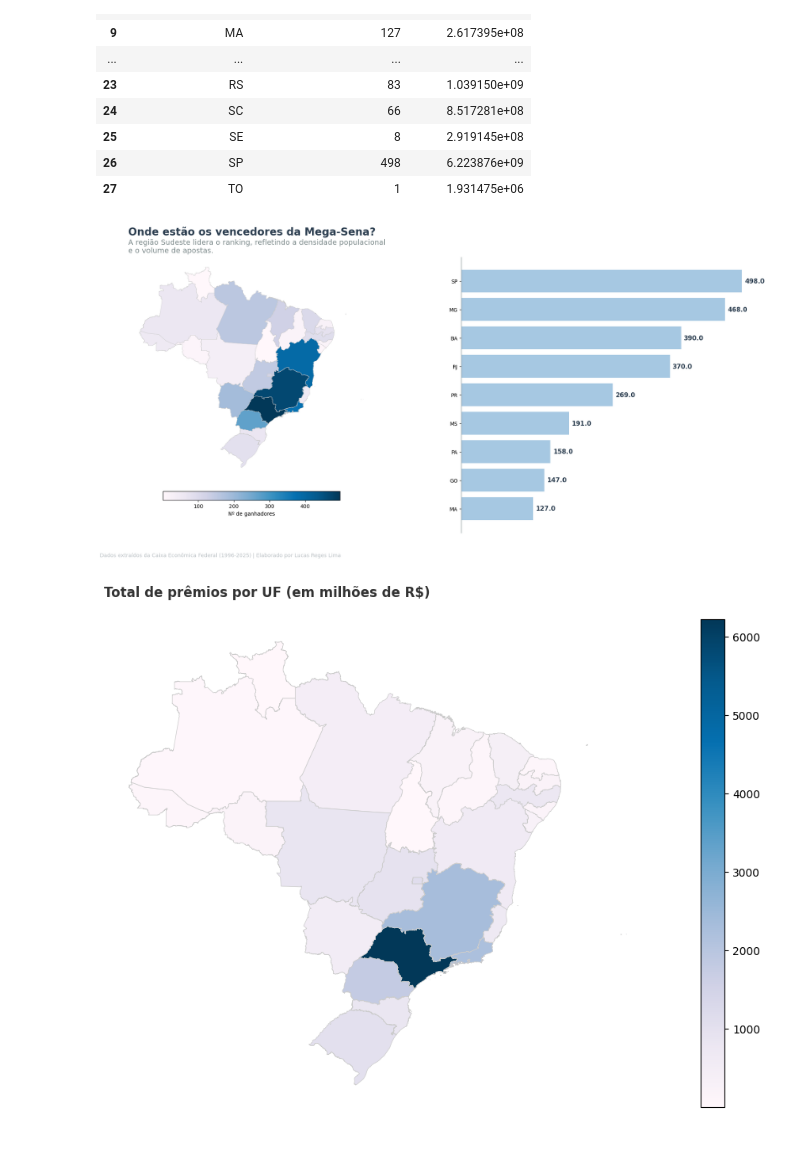
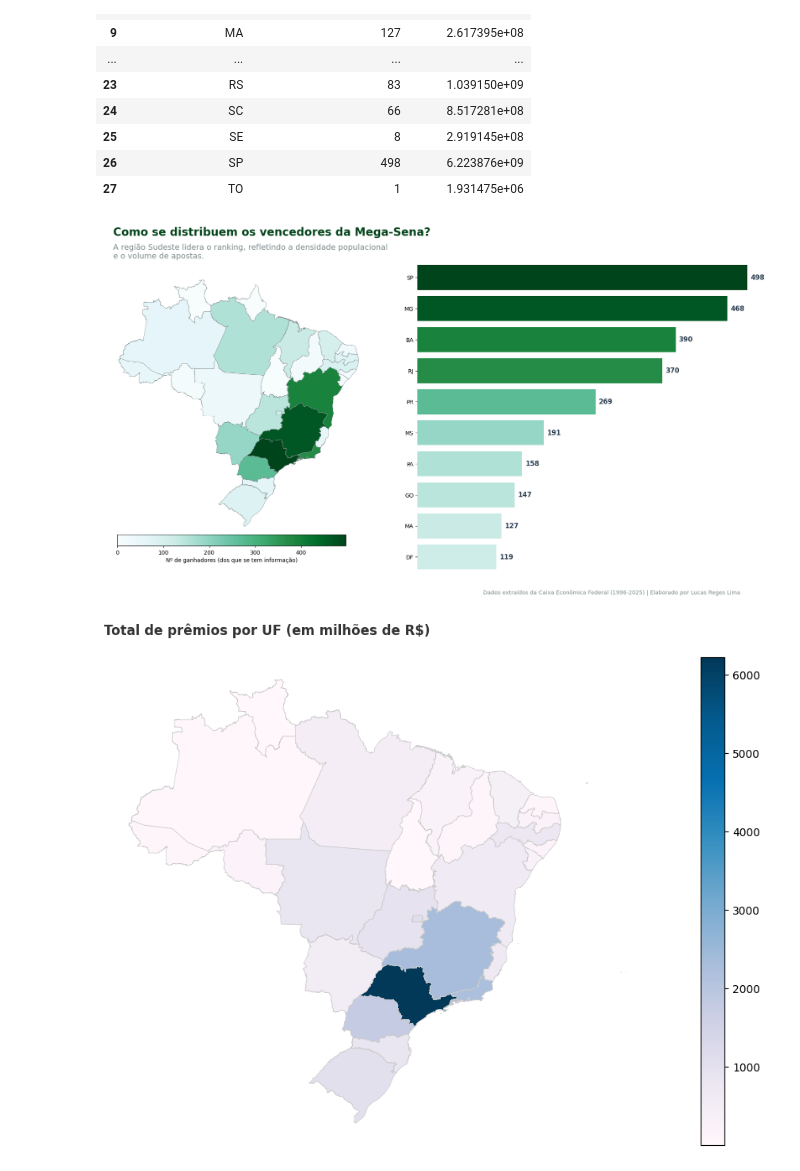
Before and after one commit to zf0rest/megasena_science, a Jupyter notebook: notebooks/analise.ipynb, the cells around one changed output. Saved outputs shown, nothing was run; the diff lists cells and outputs as text; code cells hidden in the pictures; blank space fills up the shorter version.

Commit message:
Final de gráfico de vencedores

```diff
--- a/notebooks/analise.ipynb
+++ b/notebooks/analise.ipynb
@@ -534,55 +533,85 @@ UF = gpd.read_file('../Data/BR_UF_2024/BR_UF_2024.shp') #lendo os dados geográf
 df_gpd.rename({'local':'SIGLA_UF'}, axis=1, inplace=True) #pra ficar igual da planilha
 
 df_gpd = UF.merge(df_gpd, left_on='SIGLA_UF', right_on='SIGLA_UF', how='left')
+df_gpd['Quantidade de vencedores'] = df_gpd['Quantidade de vencedores'].fillna(0)
 # %%
-fig, (ax1, ax2) = plt.subplots(1, 2, figsize=(20, 10), gridspec_kw={'width_ratios': [1.5, 1]})
-
+fig, (ax1, ax2) = plt.subplots(1, 2, figsize=(20, 10), gridspec_kw={'width_ratios': [2.2, 1]}) #quadro com dois plots novamente
+plt.subplots_adjust(top=0.9, bottom=0.20, left=0.2, right=0.8)
+ax1.set_xlim(-77, -34)
+ax1.set_ylim(-35, 10)
 # --- LADO ESQUERDO: O MAPA (ax1) ---
 df_gpd.plot(column='Quantidade de vencedores',
             ax=ax1, # Agora apontamos para ax1
             legend=True,
-            cmap='PuBu',
-            edgecolor='#CCCCCC',
+            cmap='BuGn',
+            edgecolor='#7F8C8D',
             linewidth=0.5,
             legend_kwds={
-                'label': "Nº de ganhadores",
+                'label': "Nº de ganhadores (dos que se tem informação)",
                 'orientation': "horizontal",
-                'shrink': 0.4,
-                'pad': 0.05
-            })
+                'shrink': 0.3,
+                'pad': 0
+            }
+)
 
-# Títulos alinhados ao ax1 (mapa)
-ax1.text(0, 1.1, 'Onde estão os vencedores da Mega-Sena?',
-        transform=ax1.transAxes, fontsize=20, fontweight='bold', color='#2C3E50')
-ax1.text(0, 1.02, 'A região Sudeste lidera o ranking, refletindo a densidade populacional\ne o volume de apostas.',
+# Títulos alinhados ao ax1 que é o nosso mapinha
+ax1.text(0.05, 1.05, 'Como se distribuem os vencedores da Mega-Sena?',
+         transform=ax1.transAxes, fontsize=20, fontweight='bold', color='#00441b')
+ax1.text(0.05, 0.97, 'A região Sudeste lidera o ranking, refletindo a densidade populacional\ne o volume de apostas.',
         transform=ax1.transAxes, fontsize=14, color='#7F8C8D')
+ax1.axis('off') #EU prefiro um design minimalista para uma análise informal, então tiro as barras em torno do mapa
 
-ax1.axis('off')
 
-df_topestados = df_gpd.sort_values('Quantidade de vencedores', ascending=True).tail(10)
 
-barras = ax2.barh(df_topestados['SIGLA_UF'], df_topestados['Quantidade de vencedores'], color='#A6C8E2')
+df_topestados = df_gpd.sort_values('Quantidade de vencedores', ascending=True).tail(10) #podia ser o ascending = False e o Head no lugar
 
-# Storytelling: Removendo o "lixo" visual das barras
+# A coisa mais complicad desse plot foi aplicar a mesma escala de cores do GeoMap no gráfico de barras. A lógia é a seguinte:
+
+# Importe o colormaps e o colors do matplotlib > Criamos um normalizador que escala seus dados de 0 a 1 (como a correlação de Pearson faz)
+
+Escala_numerica = mcolors.Normalize(vmin=df_gpd['Quantidade de vencedores'].min(), #seu mínimo
+                         vmax=df_gpd['Quantidade de vencedores'].max()) #seu máximo
+# > Criamos o mapeador de cores usando o mesmo cmap do mapa ('BuGn' no caso) - ele vai atribui uma cor para cada valor da sua escala numérica >
+dict_cores = cm.ScalarMappable(norm=Escala_numerica, cmap='BuGn')
+# > Aplicamos as cores para cada valor na hora de plotar
+Escala_cores = [dict_cores.to_rgba(i) for i in df_topestados['Quantidade de vencedores']]
+# > Agora sim, passamos a lista de cores para o barh
+barras = ax2.barh(df_topestados['SIGLA_UF'],
+                  df_topestados['Quantidade de vencedores'],
+                  color=Escala_cores
+) #veja que a escala de cores foi aplicada no DF INTEIRO, e não nos top10, seguindo o padrão do gráfico
+
+for bar in barras: #pra cada barra plote um texto com essas características, basicamente.
+    width = bar.get_width()
+    ax2.text(int(width) + 5,
+             bar.get_y() + bar.get_height()/2,
+             int(width),
+             va='center',
+             fontsize=12,
+             color='#2C3E50',
+             fontweight='bold'
+             )
+
+#setando os atributos visuais das barras
+ax2.spines['left'].set_visible(False) #Esse cinza clarinho divide os estados e tbm é uma cor de apoio da nossa paleta
 ax2.spines['top'].set_visible(False)
 ax2.spines['right'].set_visible(False)
 ax2.spines['bottom'].set_visible(False)
-ax2.spines['left'].set_color('#7F8C8D')
-ax2.get_xaxis().set_visible(False) # Remove escala numérica inferior
+ax2.get_xaxis().set_visible(False)
 
-for bar in barras:
-    width = bar.get_width()
-    ax2.text(width + 5, bar.get_y() + bar.get_height()/2,
-             width, va='center', fontsize=12, color='#2C3E50', fontweight='bold')
 
 #Configurando a legenda
-plt.figtext(0.1, 0.05, "Dados extraídos da Caixa Econômica Federal (1996-2025) | Elaborado por Lucas Reges Lima",
-            fontsize=10, color='#BDC3C7')
+plt.figtext(0.6, 0.07,
+            "Dados extraídos da Caixa Econômica Federal (1996-2025) | Elaborado por Lucas Reges Lima",
+            fontsize=10,
+            color='#7F8C8D',
+            ha='left')
 
-plt.tight_layout(rect=[0, 0.1, 1, 0.95])
+plt.tight_layout(rect=[-0.2, 0.08, 0.97, 1], w_pad=-50)
+
 plt.show()
 # %% [output]
-[figure, old version]
+[figure, new version]
 # %%
 fig, ax = plt.subplots(1, 1 , figsize=(16, 8))
 df_gpd['Prêmio em milhões'] = df_gpd['Montante financeiro']/1000000 # Criando uma coluna em Milhões para facilitar a leitura da legenda
```
Also changed, not shown: parts of 2 cells of this notebook.
